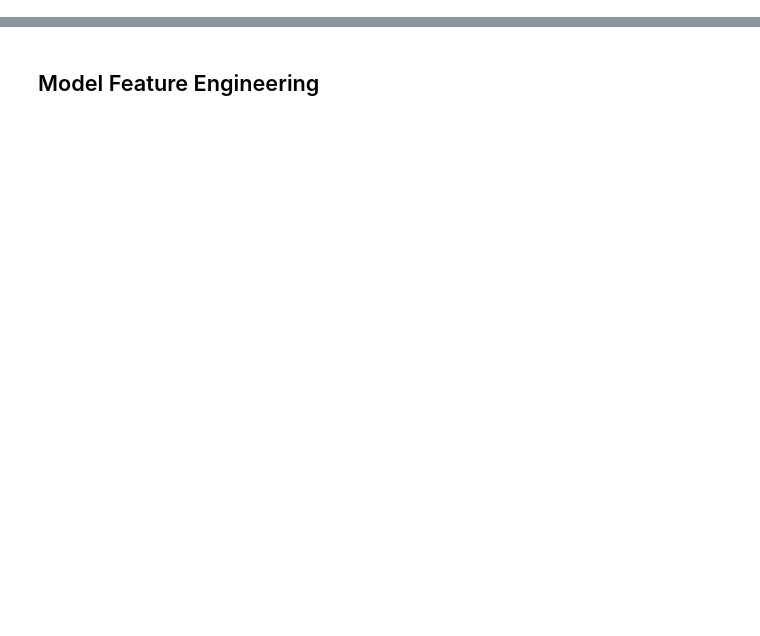
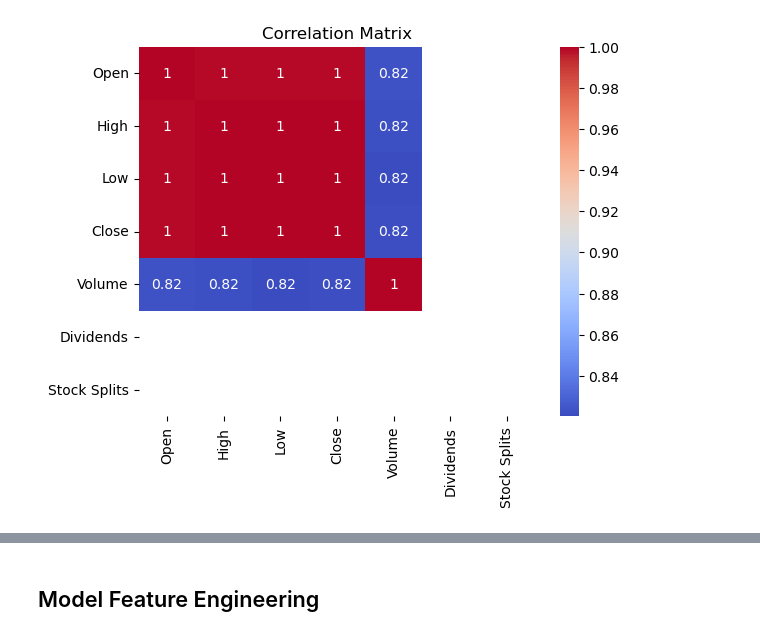
Before and after one commit to ramruph/GSPC-Prediction, a Jupyter notebook: Supervised ML.ipynb, the cells around one changed output, grey strips where cells are left out. Cells and saved outputs as stored; diff of their text form; code cells hidden in the pictures; blank space fills up the shorter version.

```diff
--- a/Supervised ML.ipynb
+++ b/Supervised ML.ipynb
@@ -119,0 +120,6 @@ sp500_df
+# %%
+sns.heatmap(sp500_df.corr(), annot=True, cmap='coolwarm')
+plt.title('Correlation Matrix')
+plt.show()
+# %% [output]
+[figure, added]
```
Also changed, not shown: parts of 89 cells of this notebook.
